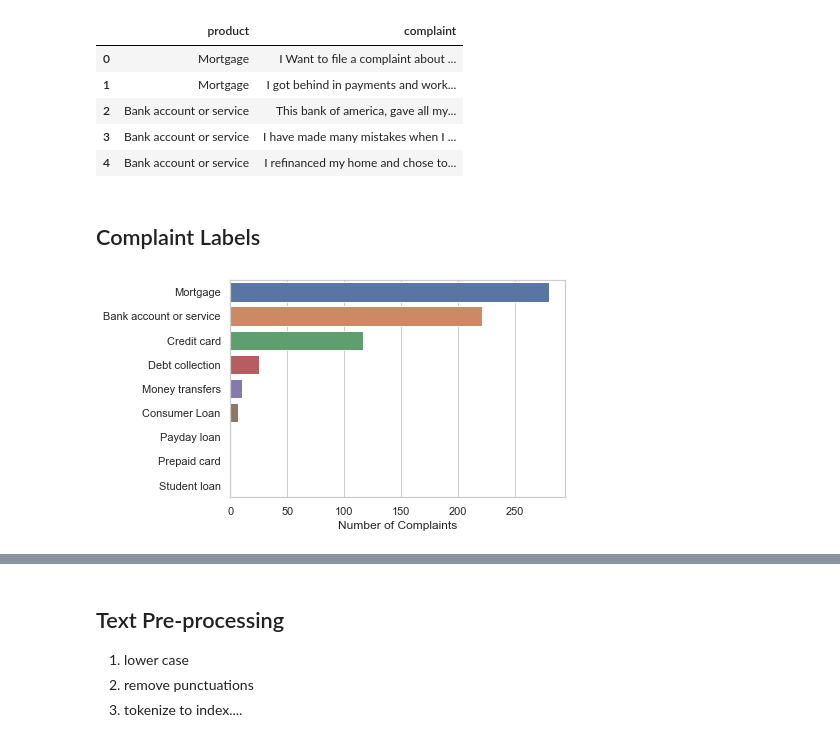
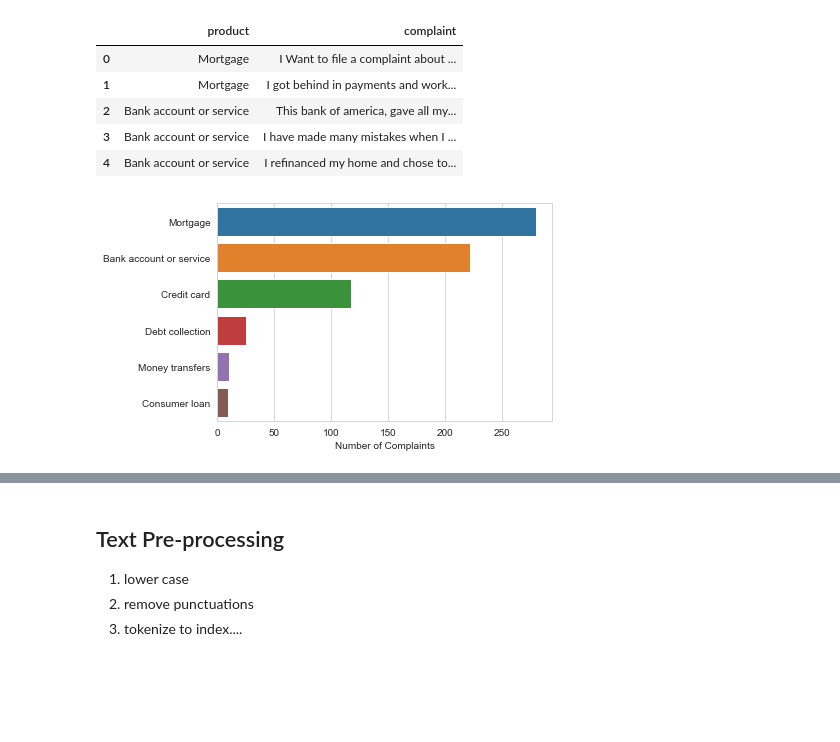
Before and after one commit to yinhan1/Kaggle_Python, a Jupyter notebook: consumer complaints/consumer complaints.ipynb, the cells around one changed output, grey strips where cells are left out. Drawn from its saved outputs; the diff is of its cells as text; code cells hidden in the pictures; blank space fills up the shorter version.

```diff
--- a/consumer complaints/consumer complaints.ipynb
+++ b/consumer complaints/consumer complaints.ipynb
@@ -5,14 +5,21 @@ This script looks into the consumer complaints from Bank of America in Californi
 # %%
 import pandas as pd
 
-data = (
-    pd.read_excel('consumer complaints BOA_CA.xlsx')
-    .filter(['product','consumer_complaint_narrative'])
-    .dropna()
-    .set_axis(['product', 'complaint'], axis=1, inplace=False)
-    .reset_index(drop=True))
+data = pd.read_excel('consumer complaints BOA_CA.xlsx')
+df = (pd.DataFrame(data, columns = ['product','consumer_complaint_narrative'])
+        .dropna()
+        .set_axis(['product', 'complaint'], axis = 1, inplace = False)
+        .reset_index(drop = True))
 
-data.head()
+## regroup product labels
+df['product'] = df['product'].replace({
+    'Consumer Loan': 'Consumer loan',
+    'Payday loan': 'Consumer loan',
+    'Student loan': 'Consumer loan',
+    'Prepaid card': 'Bank account or service'
+})
+
+df.head()
 # %% [output]
 |  | product | complaint |
 | 0 | Mortgage | I Want to file a complaint about ... |
@@ -20,15 +27,13 @@ data.head()
 | 2 | Bank account or service | This bank of america, gave all my... |
 | 3 | Bank account or service | I have made many mistakes when I ... |
 | 4 | Bank account or service | I refinanced my home and chose to... |
-# %% [markdown]
-## Complaint Labels
 # %%
 import seaborn as sns
 import matplotlib.pyplot as plt
 
 sns.set_style("whitegrid")
-ax = sns.countplot(y = "product", data = data, order = data['product'].value_counts().index)
+ax = sns.countplot(y = "product", data = df, order = df['product'].value_counts().index)
 ax.set(xlabel = 'Number of Complaints', ylabel = '')
 plt.show()
 # %% [output]
-[figure, old version]
+[figure, new version]
```
Also changed, not shown: parts of 1 cell of this notebook, 4 other files.
